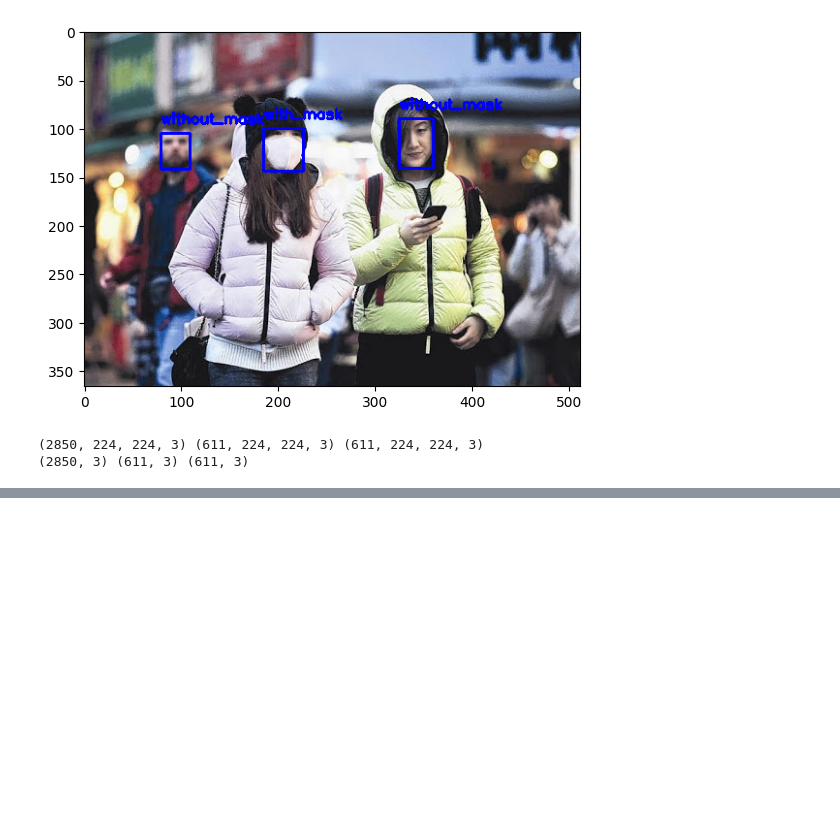
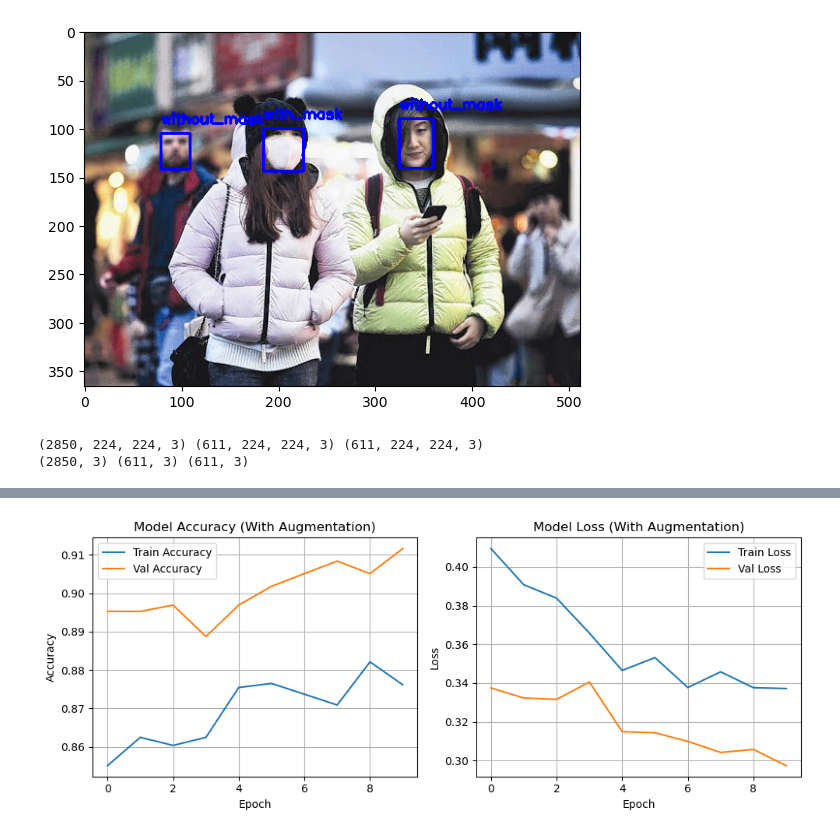
Before and after one commit to BarathSrinivasan2002/Deep_Learning_Face_mask_detection, a Jupyter notebook: MobilenetV2.ipynb, the cells around one changed output, grey strips where cells are left out. Cells and saved outputs as stored; diff of their text form; code cells hidden in the pictures; blank space fills up the shorter version.

```diff
--- a/MobilenetV2.ipynb
+++ b/MobilenetV2.ipynb
@@ -234,0 +268,16 @@ array([0, 0, 0, 2, 0], dtype=int64)
+# %%
+model_mobilenetv2_aug= Model(inputs, outputs)
+#Compile the model
+model_mobilenetv2_aug.compile(
+    optimizer=Adam(learning_rate=0.0001),
+    loss='categorical_crossentropy',
+    metrics=['accuracy']
+)
+# %%
+train_gen = augmentation.flow(train_x, train_y_cat, batch_size=32)
+
+history_mobilenetv2_aug=model_mobilenetv2_aug.fit(
+    train_gen,
+    validation_data=(val_x, val_y_cat),
+    epochs=10
+)
@@ -234,0 +312,28 @@ array([0, 0, 0, 2, 0], dtype=int64)
+# %%
+import matplotlib.pyplot as plt
+
+# Accuracy Curve
+plt.figure(figsize=(10, 4))
+plt.subplot(1, 2, 1)
+plt.plot(history_mobilenetv2_aug.history['accuracy'], label='Train Accuracy')
+plt.plot(history_mobilenetv2_aug.history['val_accuracy'], label='Val Accuracy')
+plt.title('Model Accuracy (With Augmentation)')
+plt.xlabel('Epoch')
+plt.ylabel('Accuracy')
+plt.legend()
+plt.grid(True)
+
+# Loss Curve
+plt.subplot(1, 2, 2)
+plt.plot(history_mobilenetv2_aug.history['loss'], label='Train Loss')
+plt.plot(history_mobilenetv2_aug.history['val_loss'], label='Val Loss')
+plt.title('Model Loss (With Augmentation)')
+plt.xlabel('Epoch')
+plt.ylabel('Loss')
+plt.legend()
+plt.grid(True)
+
+plt.tight_layout()
+plt.show()
+# %% [output]
+[figure, added]
```
Also changed, not shown: parts of 20 cells of this notebook.
